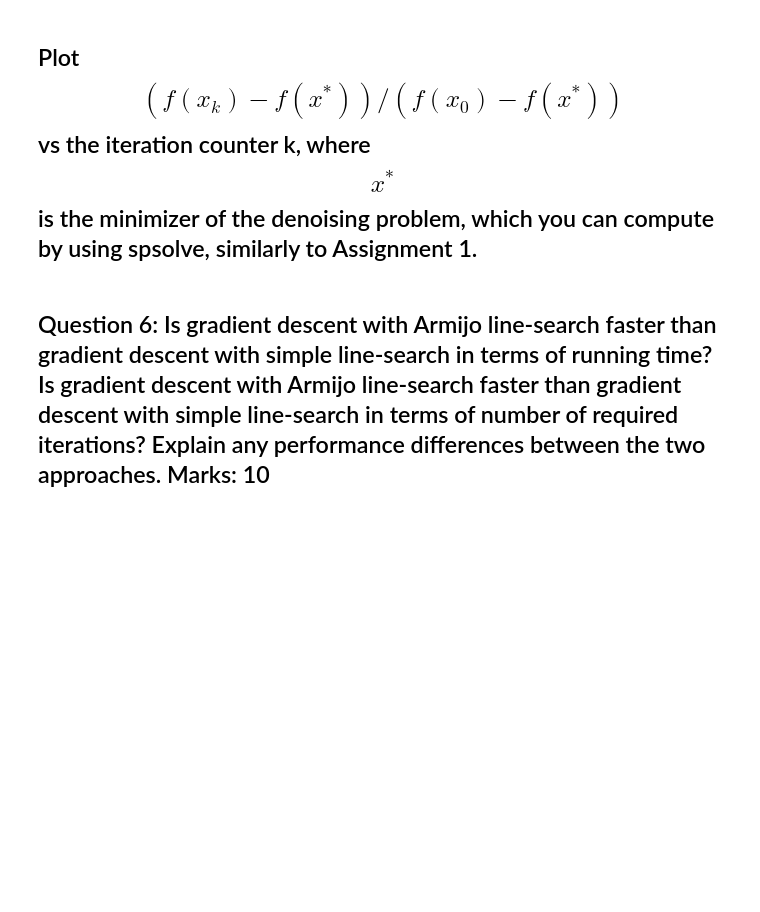
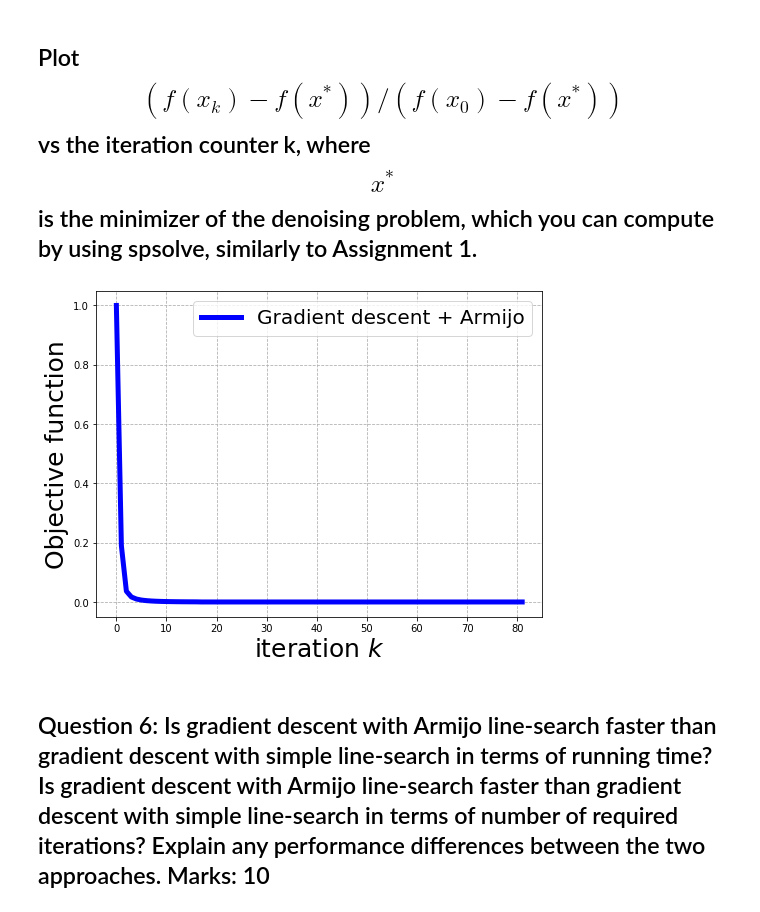
Before and after one commit to NedHuang/CS794, a Jupyter notebook: A2/assignment_2.ipynb, the cells around one changed output. Cells and saved outputs as stored; diff of their text form; code cells hidden in the pictures; blank space fills up the shorter version.

```diff
--- a/A2/assignment_2.ipynb
+++ b/A2/assignment_2.ipynb
@@ -288,10 +321,22 @@ def gradient_descent(x0, epsilon, lambda_, max_iterations,gamma):
 # %% [markdown]
 ## Call Gradient Descent with Armijo line search
 # %%
+# # Initialize parameters of gradient descent
+# lambda_ = 4
+# epsilon = 1.0e-2
+# max_iterations = 2000
+# gamma_ = 0.4
+
+# # Set x0 equal to the vectorized noisy image.
+# # Write your code here.
+
+# x0 = noisy_image.flatten('F')
+# list_of_x_q5 = gradient_descent_ar(x0, epsilon, lambda_, max_iterations, gamma_)
 # Initialize parameters of gradient descent
 lambda_ = 4
 epsilon = 1.0e-2
 max_iterations = 2000
-
+gamma_ = 0.3
 # Set x0 equal to the vectorized noisy image.
 # Write your code here.
+list_of_x_q5 = gradient_descent_Armijo(x0, epsilon, lambda_, max_iterations, gamma_)
@@ -300,18 +347,25 @@ max_iterations = 2000
 # %%
 # Plot the rellative objective function vs number of iterations.
 
 # Write your code here.
 
 # Here is an example code
+store_data_for_plotting_q5 = []
+denominator = f_x0-f_minimizer
+for x in list_of_x_q5:
+    numerator = denoising(x.flatten('F')) - f_minimizer
+    store_data_for_plotting_q5.append(numerator / denominator)
 
 fig = plt.figure(figsize=(8, 6))
-plt.plot(store_data_for_plotting, label=("Gradient descent + Armijo"), linewidth=5.0, color ="blue")
+plt.plot(store_data_for_plotting_q5, label=("Gradient descent + Armijo"), linewidth=5.0, color ="blue")
 
 plt.legend(prop={'size': 20},loc="upper right")
 plt.xlabel("iteration $k$", fontsize=25)
 plt.ylabel("Objective function", fontsize=25)
 plt.grid(linestyle='dashed')
 plt.show()
+# %% [output]
+[figure, added]
 # %% [markdown]
 ## Question 6: Is gradient descent with Armijo line-search faster than gradient descent with simple line-search in terms of running time? Is gradient descent with Armijo line-search faster than gradient descent with simple line-search in terms of number of required iterations? Explain any performance differences between the two approaches. Marks: 10
 # %% [markdown]
```
Also changed, not shown: parts of 6 cells of this notebook.
